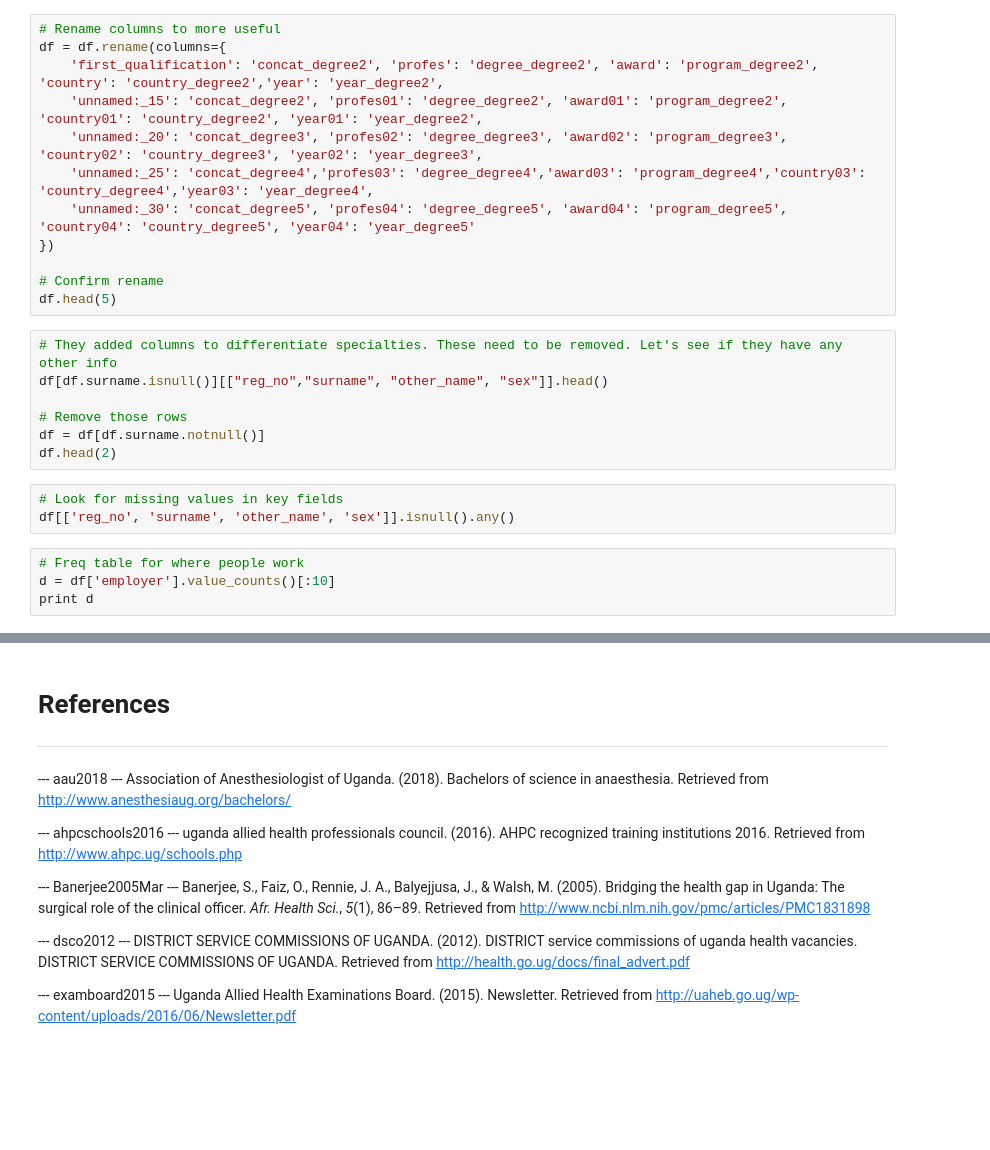
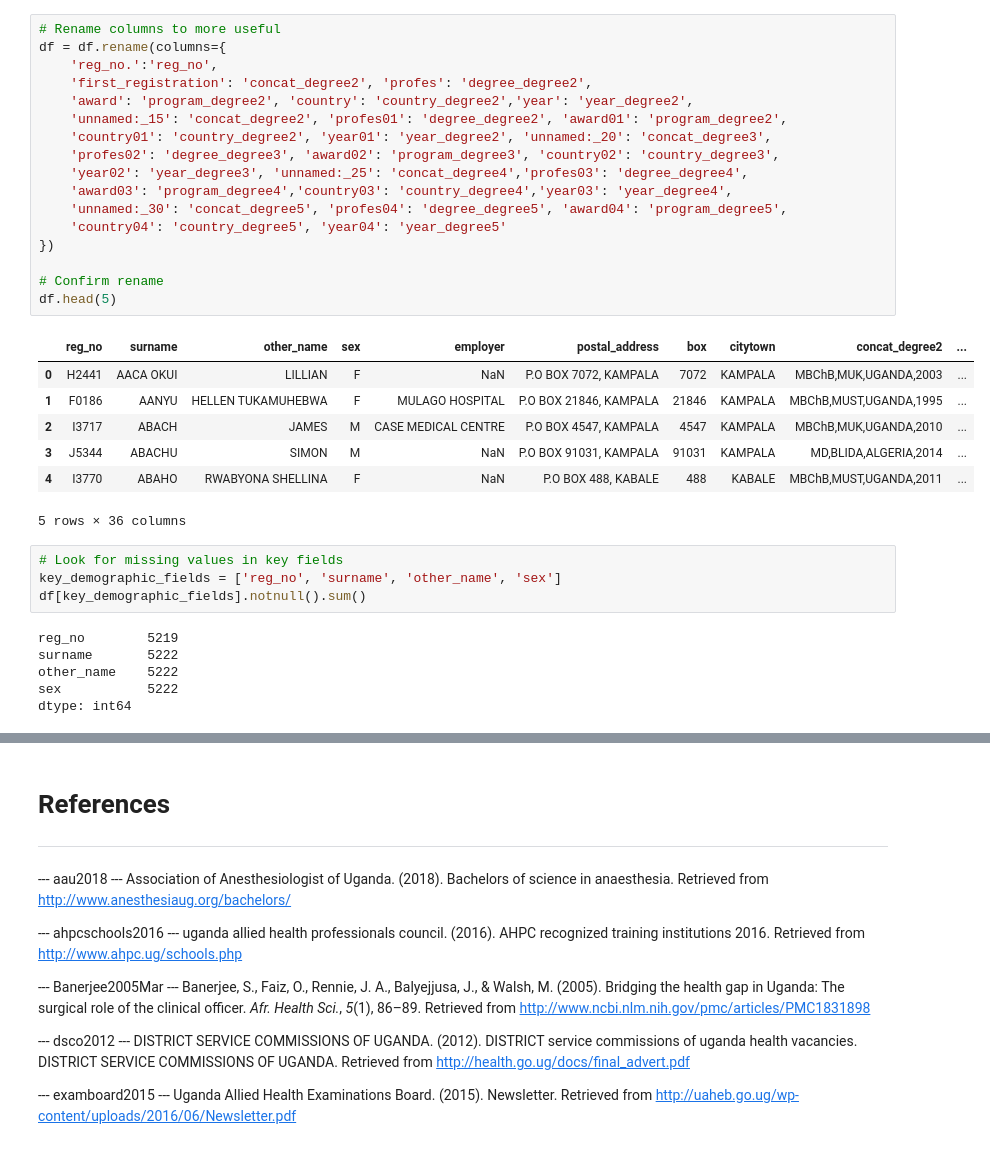
Before and after one commit to alexgoodell/uganda-model, a Jupyter notebook: model/py/uganda-model.ipynb, the cells around one changed output, grey strips where cells are left out. Saved outputs shown, nothing was run; the diff lists cells and outputs as text; blank space fills up the shorter version.

```diff
--- a/model/py/uganda-model.ipynb
+++ b/model/py/uganda-model.ipynb
@@ -53,26 +87,35 @@ df[not_any_null][['first_qualification', 'profes', 'award', 'country', 'year', '
 # %%
 # Rename columns to more useful
 df = df.rename(columns={
-    'first_qualification': 'concat_degree2', 'profes': 'degree_degree2', 'award': 'program_degree2', 'country': 'country_degree2','year': 'year_degree2',
-    'unnamed:_15': 'concat_degree2', 'profes01': 'degree_degree2', 'award01': 'program_degree2', 'country01': 'country_degree2', 'year01': 'year_degree2',
-    'unnamed:_20': 'concat_degree3', 'profes02': 'degree_degree3', 'award02': 'program_degree3', 'country02': 'country_degree3', 'year02': 'year_degree3',
-    'unnamed:_25': 'concat_degree4','profes03': 'degree_degree4','award03': 'program_degree4','country03': 'country_degree4','year03': 'year_degree4',
-    'unnamed:_30': 'concat_degree5', 'profes04': 'degree_degree5', 'award04': 'program_degree5', 'country04': 'country_degree5', 'year04': 'year_degree5'
+    'reg_no.':'reg_no',
+    'first_registration': 'concat_degree2', 'profes': 'degree_degree2',
+    'award': 'program_degree2', 'country': 'country_degree2','year': 'year_degree2',
+    'unnamed:_15': 'concat_degree2', 'profes01': 'degree_degree2', 'award01': 'program_degree2',
+    'country01': 'country_degree2', 'year01': 'year_degree2', 'unnamed:_20': 'concat_degree3',
+    'profes02': 'degree_degree3', 'award02': 'program_degree3', 'country02': 'country_degree3',
+    'year02': 'year_degree3', 'unnamed:_25': 'concat_degree4','profes03': 'degree_degree4',
+    'award03': 'program_degree4','country03': 'country_degree4','year03': 'year_degree4',
+    'unnamed:_30': 'concat_degree5', 'profes04': 'degree_degree5', 'award04': 'program_degree5',
+    'country04': 'country_degree5', 'year04': 'year_degree5'
 })
 
 # Confirm rename
 df.head(5)
+# %% [output]
+|  | reg_no | surname | other_name | sex | employer | postal_address | box | citytown | concat_degree2 | ... |
+| 0 | H2441 | AACA OKUI | LILLIAN | F | NaN | P.O BOX 7072, KAMPALA | 7072 | KAMPALA | MBChB,MUK,UGANDA,2003 | ... |
+| 1 | F0186 | AANYU | HELLEN TUKAMUHEBWA | F | MULAGO HOSPITAL | P.O BOX 21846, KAMPALA | 21846 | KAMPALA | MBChB,MUST,UGANDA,1995 | ... |
+| 2 | I3717 | ABACH | JAMES | M | CASE MEDICAL CENTRE | P.O BOX 4547, KAMPALA | 4547 | KAMPALA | MBChB,MUK,UGANDA,2010 | ... |
+| 3 | J5344 | ABACHU | SIMON | M | NaN | P.O BOX 91031, KAMPALA | 91031 | KAMPALA | MD,BLIDA,ALGERIA,2014 | ... |
+| 4 | I3770 | ABAHO | RWABYONA SHELLINA | F | NaN | P.O BOX 488, KABALE | 488 | KABALE | MBChB,MUST,UGANDA,2011 | ... |
+5 rows × 36 columns
-# %%
-# They added columns to differentiate specialties. These need to be removed. Let's see if they have any other info
-df[df.surname.isnull()][["reg_no","surname", "other_name", "sex"]].head()
-
-# Remove those rows
-df = df[df.surname.notnull()]
-df.head(2)
 # %%
 # Look for missing values in key fields
-df[['reg_no', 'surname', 'other_name', 'sex']].isnull().any()
+key_demographic_fields = ['reg_no', 'surname', 'other_name', 'sex']
+df[key_demographic_fields].notnull().sum()
+# %% [output]
+reg_no        5219
+surname       5222
+other_name    5222
+sex           5222
+dtype: int64
-# %%
-# Freq table for where people work
-d = df['employer'].value_counts()[:10]
-print d
```
Also changed, not shown: parts of 16 cells of this notebook, 4 other files.
